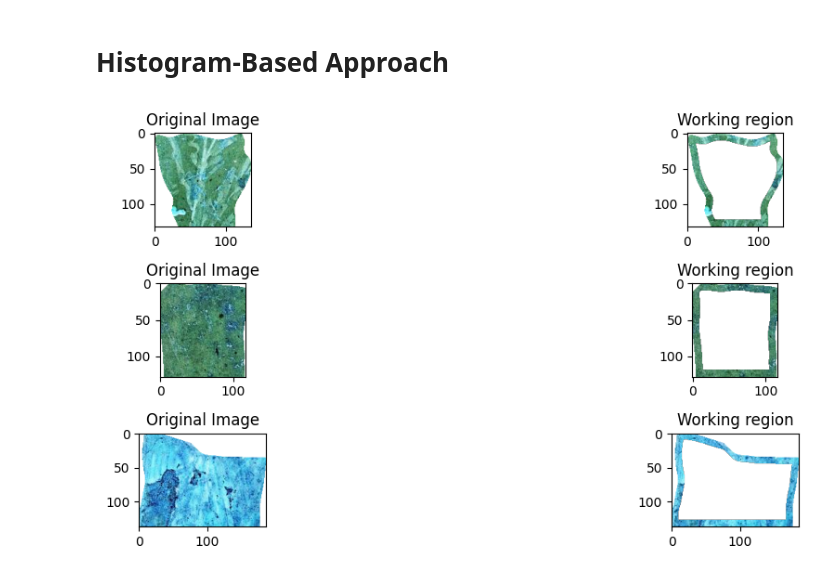
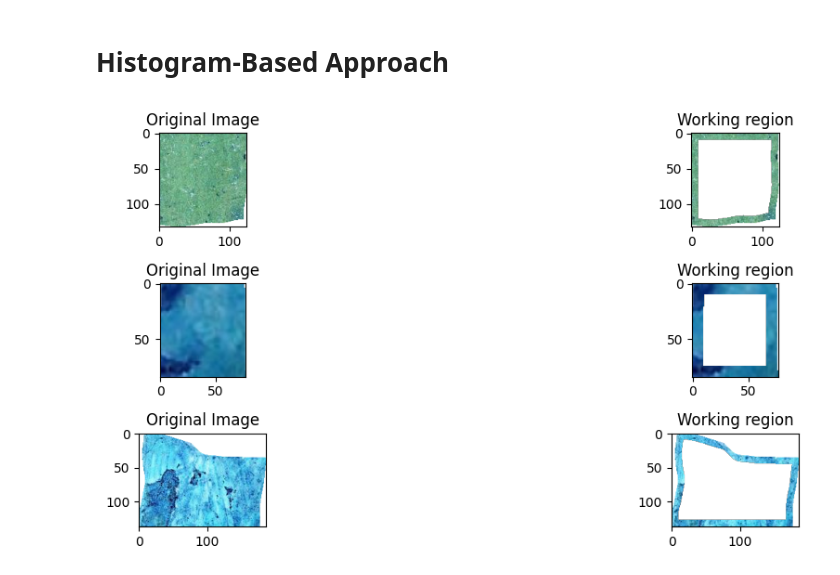
Before and after one commit to angelonazzaro/artworks-reconstruction, a Jupyter notebook: histogram-based-similarity.ipynb, the cells around one changed output. Cells and saved outputs as stored; diff of their text form; code cells hidden in the pictures.

```diff
--- a/histogram-based-similarity.ipynb
+++ b/histogram-based-similarity.ipynb
@@ -8,25 +10,25 @@ import numpy as np
 # %%
-image_green1 = cv2.imread("data/data/5.34.35.png", cv2.IMREAD_UNCHANGED)
-image_green2 = cv2.imread("data/data/5.34.36.png", cv2.IMREAD_UNCHANGED)
-image_yellow = cv2.imread("data/data/5.34.34.png", cv2.IMREAD_UNCHANGED)
+image_green1 = cv2.imread("data/5.34.1.png", cv2.IMREAD_UNCHANGED)
+image_green2 = cv2.imread("data/5.38.15.png", cv2.IMREAD_UNCHANGED)
+image_yellow = cv2.imread("data/5.34.34.png", cv2.IMREAD_UNCHANGED)
 
 working_region_image_green1 = extract_working_region(image_green1, threshold=10)
 working_region_image_green2 = extract_working_region(image_green2, threshold=10)
 working_region_image_yellow = extract_working_region(image_yellow, threshold=10)
 
 fig, axes = plt.subplots(3, 2, figsize=(15, 5))
 images = [image_green1, working_region_image_green1, image_green2, working_region_image_green2, image_yellow, working_region_image_yellow]
 titles = ["Original Image", "Working region"]
 
 for i, ax_row in enumerate(axes):
     for j, ax in enumerate(ax_row):
         ax.imshow(images[i * 2 + j])
         ax.set_title(titles[j])
 
 plt.tight_layout()
 plt.show()
 # %% [output]
-[figure, old version]
+[figure, new version]
 # %%
 def get_only_valid_pixels(input_image: np.ndarray) -> np.ndarray:
     # Extract pixels with alpha channel value different from 0
```
Also changed, not shown: parts of 13 cells of this notebook, 3 other files.
